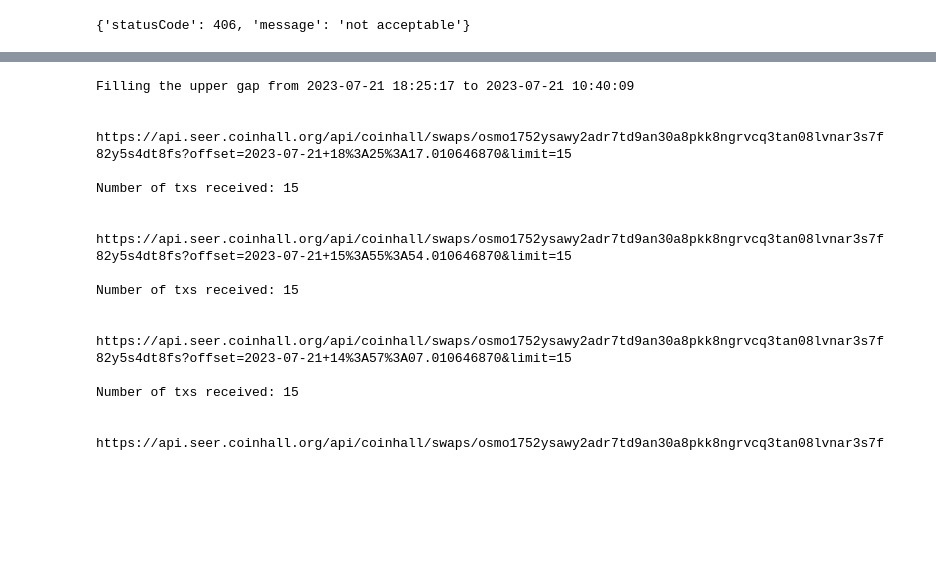
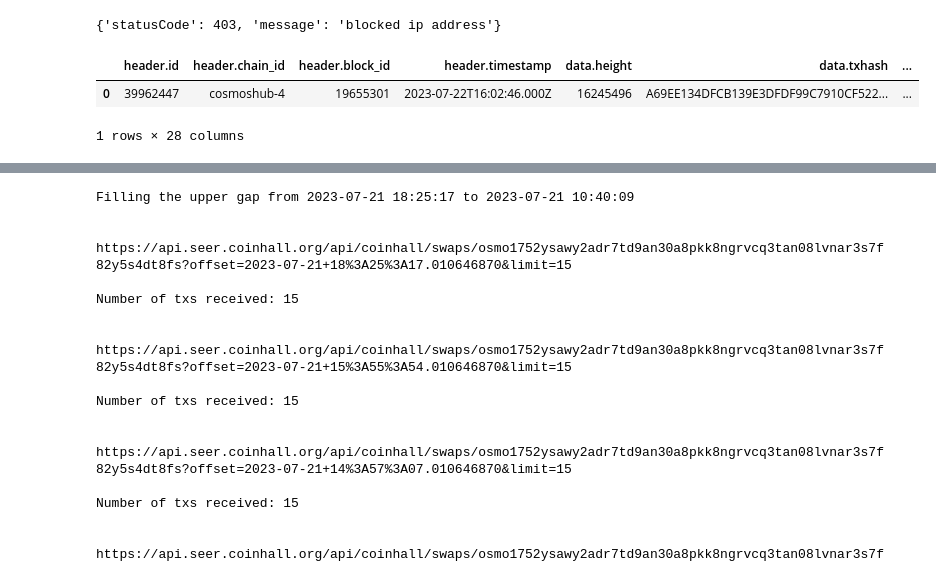
Before and after one commit to IncioMan/cosmos-activities-dashboard, a Jupyter notebook: python/notebooks/test.ipynb, the cells around one changed output, grey strips where cells are left out. Drawn from its saved outputs; the diff is of its cells as text; code cells hidden in the pictures; blank space fills up the shorter version.

```diff
--- a/python/notebooks/test.ipynb
+++ b/python/notebooks/test.ipynb
@@ -54,5 +11,5 @@ rule_name='Buy MARS'
 # %%
-address = 'cosmos183cfm6x88std8md977h2gc0x6a9am4ryxy5s8c'
+address = 'cosmos1pkmjc7p7lqg6m3nm7csde88pnpad945kw4k0fk'
 start_date = '2023-07-07'
 api_endpoint = 'https://api.mintscan.io/v1/cosmos/account/{}/txs?limit={}&from={}'
 # %%
@@ -62,0 +31,2 @@ url
+# %%
+url = api_endpoint.format(address, 5, 0)
@@ -65,4 +39,10 @@ response = requests.get(url)
-# %%
-print(response.json())
-# %% [output]
-{'statusCode': 406, 'message': 'not acceptable'}
+# %%
+response.json()
+# %% [output]
+{'statusCode': 403, 'message': 'blocked ip address'}
+# %%
+pd.json_normalize(response.json()).head(1)
+# %% [output]
+|  | header.id | header.chain_id | header.block_id | header.timestamp | data.height | data.txhash | ... |
+| 0 | 39962447 | cosmoshub-4 | 19655301 | 2023-07-22T16:02:46.000Z | 16245496 | A69EE134DFCB139E3DFDF99C7910CF522... | ... |
+1 rows × 28 columns
```
Also changed, not shown: parts of 9 cells of this notebook, 3 other files.
